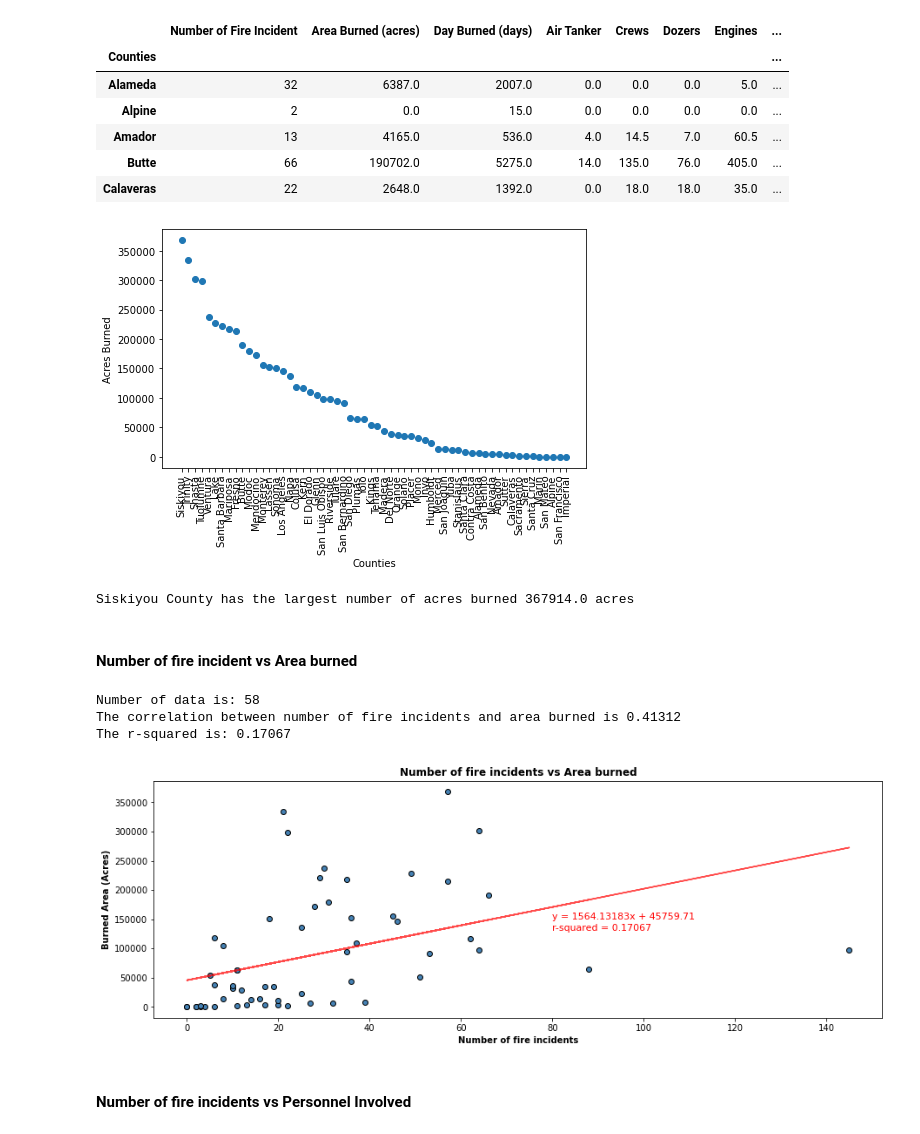
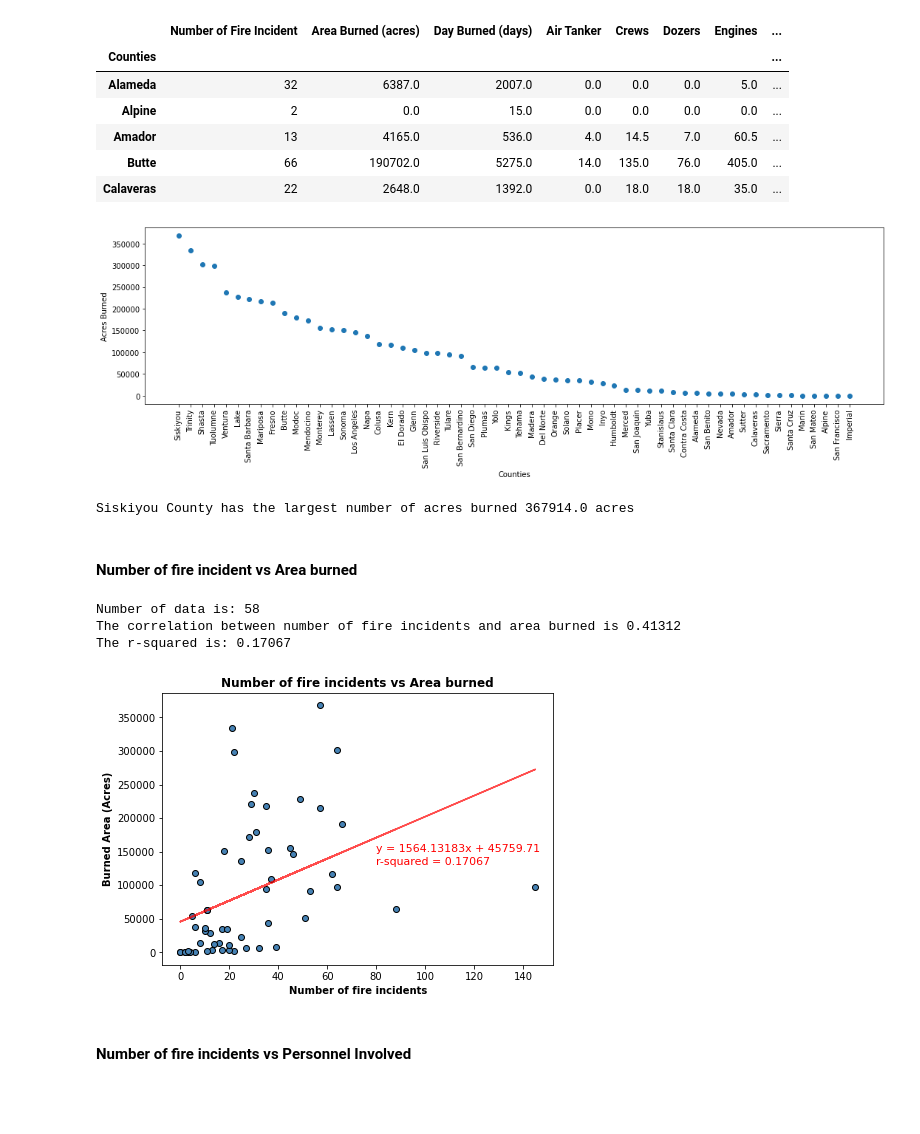
Before and after one commit to jump8621/data-project-I, a Jupyter notebook: pyre_main.ipynb, the cells around one changed output. Cells and saved outputs as stored; diff of their text form; code cells hidden in the pictures; blank space fills up the shorter version.

Commit message:
Adjust image size

```diff
--- a/pyre_main.ipynb
+++ b/pyre_main.ipynb
@@ -772,21 +772,21 @@ all_fire_county_df.head()
 # %%
 all_area_plot = all_fire_county_df.sort_values("Area Burned (acres)", ascending = 0)
 
 #  "Acres Burned" vs "Counties" Scatter plotScatter plot
 plt.scatter(all_area_plot.index, all_area_plot.iloc[:,1])
 plt.xticks( rotation='vertical')
 plt.xlabel("Counties")
 plt.ylabel("Acres Burned")
 plt.tight_layout()
-plt.rc("figure",figsize=(15, 5))
+plt.rc("figure",figsize=(23, 5))
 plt.show()
 
 p1 = all_fire_county_df['Area Burned (acres)'].idxmax()
 p2 = all_fire_county_df['Area Burned (acres)'].max()
 
 print(f"{p1} County has the largest number of acres burned {p2} acres")
 # %% [output]
-[figure, old version]
+[figure, new version]
 Siskiyou County has the largest number of acres burned 367914.0 acres
 # %%
 # Calculate correlation for groupby county data
@@ -852,7 +852,7 @@ plt.close()
 Number of data is: 58
 The correlation between number of fire incidents and area burned is 0.41312
 The r-squared is: 0.17067
-[figure, old version]
+[figure, new version]
 # %% [markdown]
 #### Number of fire incidents vs Personnel Involved
 # %% [markdown]
```
Also changed, not shown: parts of 1 cell of this notebook.
